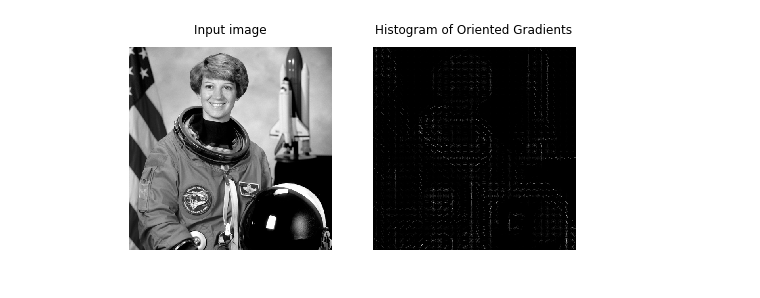
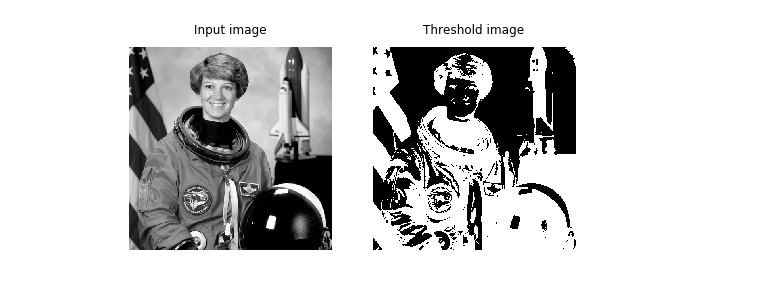
Before and after one commit to pedrodiamel/nettutorial, a Jupyter notebook: icaffelayer.ipynb, the cells around one changed output. Cells and saved outputs as stored; diff of their text form; code cells hidden in the pictures.

```diff
--- a/icaffelayer.ipynb
+++ b/icaffelayer.ipynb
@@ -6,21 +7,23 @@ from skimage import feature
 import caffe
 %matplotlib inline
 # %%
+# original image
 image = color.rgb2gray(data.astronaut())
-H, hogImage = feature.hog(image, orientations=9, pixels_per_cell=(16, 16), cells_per_block=(1, 1), transform_sqrt=True, visualise=True)
 
+# threshold image
+mu = 0.5
+imbw  = (image < mu);
 
 fig, (ax1, ax2) = plt.subplots(1, 2, figsize=(8, 4), sharex=True, sharey=True)
-#plt.imshow(hogImage, cmap=plt.cm.gray)
 ax1.axis('off')
 ax1.imshow(image, cmap=plt.cm.gray)
 ax1.set_title('Input image')
 ax1.set_adjustable('box-forced')
 
 ax2.axis('off')
-ax2.imshow(hogImage, cmap=plt.cm.gray)
-ax2.set_title('Histogram of Oriented Gradients')
+ax2.imshow(imbw, cmap=plt.cm.gray)
+ax2.set_title('Threshold image')
 ax1.set_adjustable('box-forced')
 plt.show()
 # %% [output]
-[figure, old version]
+[figure, new version]
```
Also changed, not shown: parts of 8 cells of this notebook, 8 other files.
